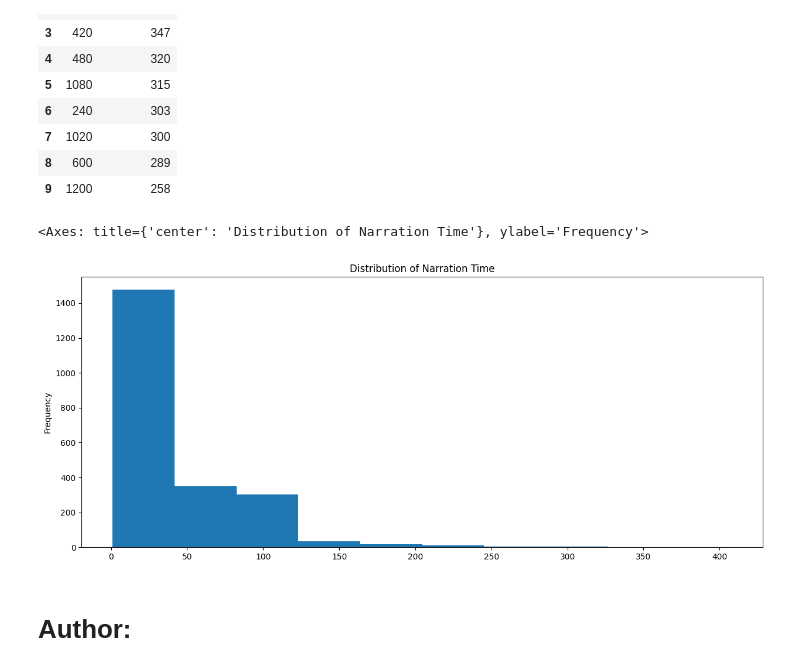
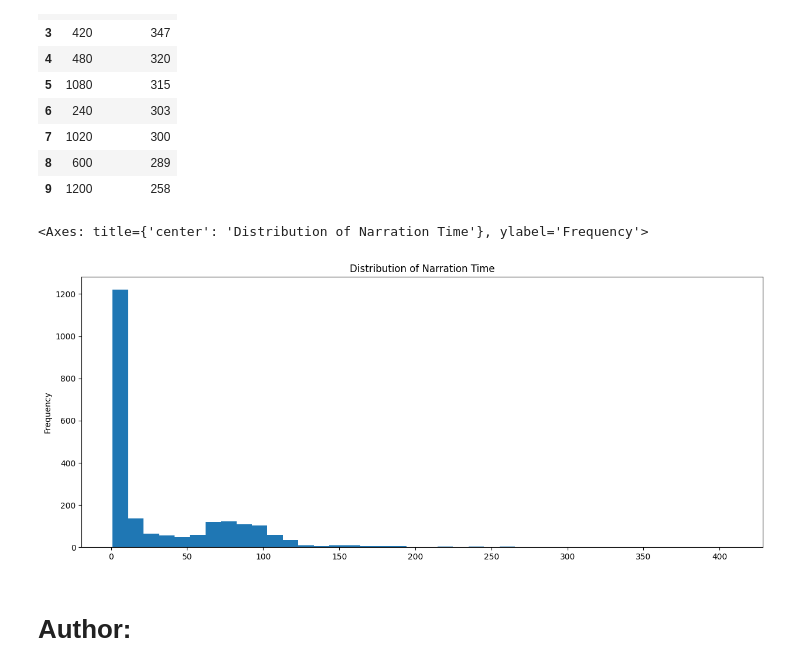
Before and after one commit to ccdatapdx/Data-Analysis, a Jupyter notebook: audible-data-cleaning-analysis.ipynb, the cells around one changed output. Saved outputs shown, nothing was run; the diff lists cells and outputs as text; code cells hidden in the pictures.

```diff
--- a/audible-data-cleaning-analysis.ipynb
+++ b/audible-data-cleaning-analysis.ipynb
@@ -248,7 +248,7 @@ ratings_df = ratings_split(df['stars'])
 
 df = pd.concat([df,ratings_df],axis=1)
 
-#df = df.drop(columns='stars')
+df = df.drop(columns='stars')
 
 df
 # %% [output]
@@ -542,11 +516,12 @@ narration_time.head(10)
 # %%
  narration_time['time_count'].plot(kind='hist',
          title='Distribution of Narration Time',
-         figsize=(15,6)
+         figsize=(15,6),
+         bins=40
          )
 # %% [output]
 <Axes: title={'center': 'Distribution of Narration Time'}, ylabel='Frequency'>
-[figure, old version]
+[figure, new version]
 # %% [markdown]
 # Author:
 # %% [markdown]
```
Also changed, not shown: parts of 10 cells of this notebook.
